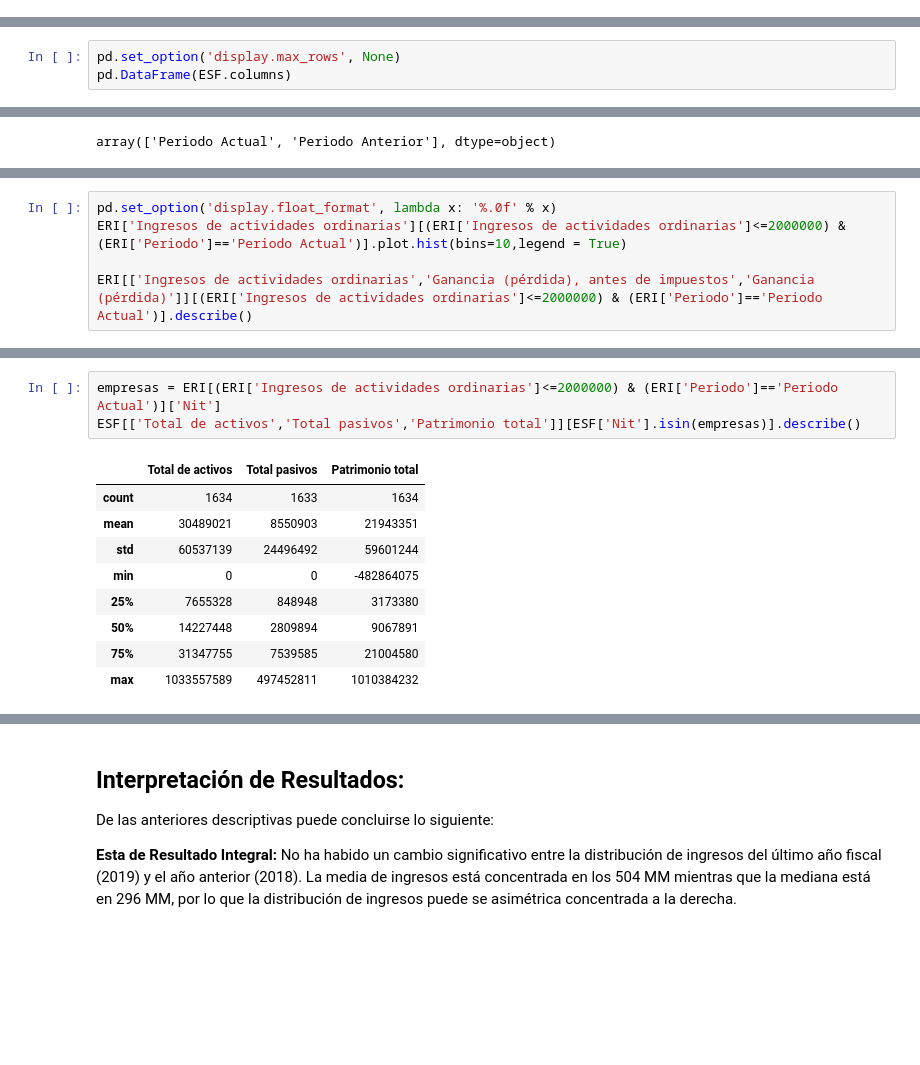
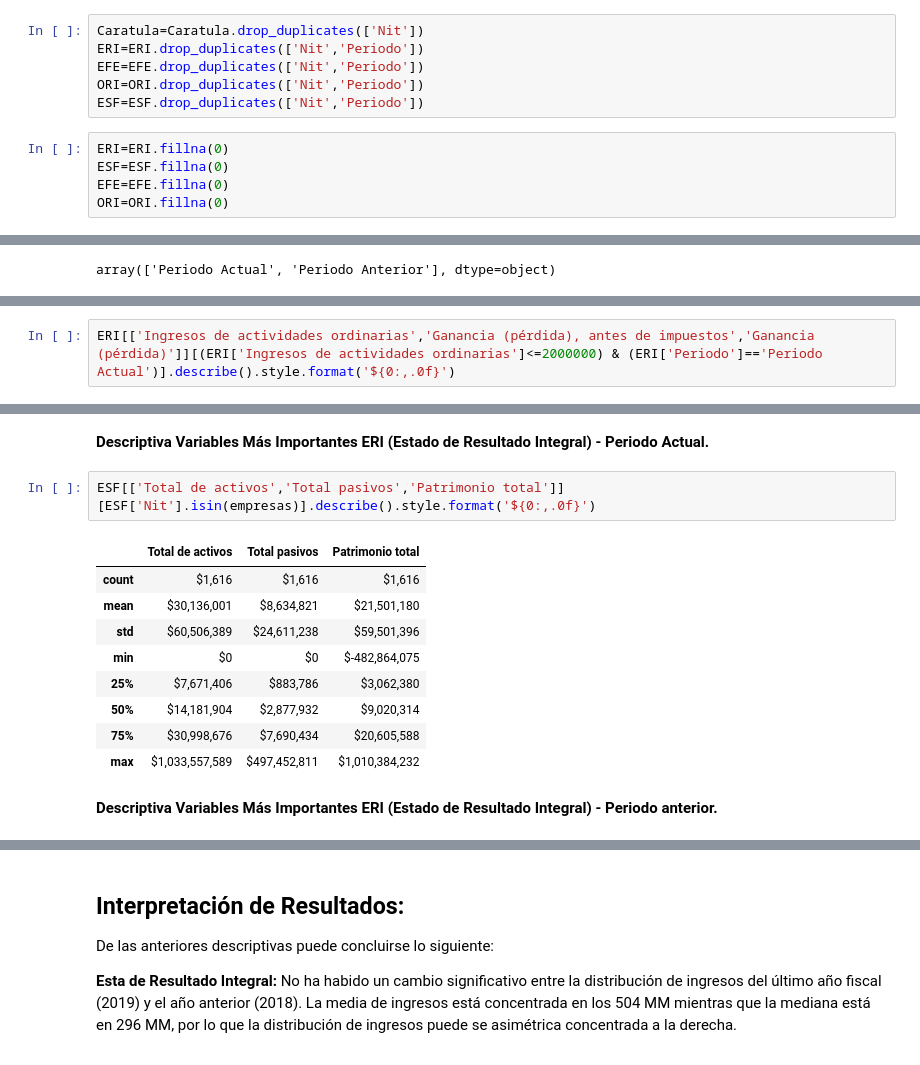
Before and after one commit to Grogu1992/ScoringPJ, a Jupyter notebook: IDA - ScoringPJ.ipynb, the cells around one changed output, grey strips where cells are left out. Cells and saved outputs as stored; diff of their text form; blank space fills up the shorter version.

```diff
--- a/IDA - ScoringPJ.ipynb
+++ b/IDA - ScoringPJ.ipynb
@@ -52,2 +84,13 @@ Caratula.shape
+# %%
+Caratula=Caratula.drop_duplicates(['Nit'])
+ERI=ERI.drop_duplicates(['Nit','Periodo'])
+EFE=EFE.drop_duplicates(['Nit','Periodo'])
+ORI=ORI.drop_duplicates(['Nit','Periodo'])
+ESF=ESF.drop_duplicates(['Nit','Periodo'])
+# %%
+ERI=ERI.fillna(0)
+ESF=ESF.fillna(0)
+EFE=EFE.fillna(0)
+ORI=ORI.fillna(0)
 # %% [markdown]
 ### Inspeccion de Columnas
@@ -74,3 +96,0 @@ pd.DataFrame(Caratula.columns)
-# %%
-pd.set_option('display.max_rows', None)
-pd.DataFrame(ESF.columns)
@@ -161,7 +224,4 @@ pd.DataFrame(EFE.columns)
 # %%
-pd.set_option('display.float_format', lambda x: '%.0f' % x)
-ERI['Ingresos de actividades ordinarias'][(ERI['Ingresos de actividades ordinarias']<=2000000) & (ERI['Periodo']=='Periodo Actual')].plot.hist(bins=10,legend = True)
-
-ERI[['Ingresos de actividades ordinarias','Ganancia (pérdida), antes de impuestos','Ganancia (pérdida)']][(ERI['Ingresos de actividades ordinarias']<=2000000) & (ERI['Periodo']=='Periodo Actual')].describe()
+ERI[['Ingresos de actividades ordinarias','Ganancia (pérdida), antes de impuestos','Ganancia (pérdida)']][(ERI['Ingresos de actividades ordinarias']<=2000000) & (ERI['Periodo']=='Periodo Actual')].describe().style.format('${0:,.0f}')
 # %% [output]
 |  | Ingresos de actividades ordinarias | Ganancia (pérdida), antes de impu... | Ganancia (pérdida) |
@@ -191,13 +249,16 @@ ERI[['Ingresos de actividades ordinarias','Ganancia (pérdida), antes de impuest
+# %% [markdown]
+**Descriptiva Variables Más Importantes ERI (Estado de Resultado Integral) - Periodo Actual.**
 # %%
-empresas = ERI[(ERI['Ingresos de actividades ordinarias']<=2000000) & (ERI['Periodo']=='Periodo Actual')]['Nit']
-ESF[['Total de activos','Total pasivos','Patrimonio total']][ESF['Nit'].isin(empresas)].describe()
+ESF[['Total de activos','Total pasivos','Patrimonio total']][ESF['Nit'].isin(empresas)].describe().style.format('${0:,.0f}')
 # %% [output]
 |  | Total de activos | Total pasivos | Patrimonio total |
-| count | 1634 | 1633 | 1634 |
-| mean | 30489021 | 8550903 | 21943351 |
-| std | 60537139 | 24496492 | 59601244 |
-| min | 0 | 0 | -482864075 |
-| 25% | 7655328 | 848948 | 3173380 |
-| 50% | 14227448 | 2809894 | 9067891 |
-| 75% | 31347755 | 7539585 | 21004580 |
-| max | 1033557589 | 497452811 | 1010384232 |
+| count | $1,616 | $1,616 | $1,616 |
+| mean | $30,136,001 | $8,634,821 | $21,501,180 |
+| std | $60,506,389 | $24,611,238 | $59,501,396 |
+| min | $0 | $0 | $-482,864,075 |
+| 25% | $7,671,406 | $883,786 | $3,062,380 |
+| 50% | $14,181,904 | $2,877,932 | $9,020,314 |
+| 75% | $30,998,676 | $7,690,434 | $20,605,588 |
+| max | $1,033,557,589 | $497,452,811 | $1,010,384,232 |
+# %% [markdown]
+**Descriptiva Variables Más Importantes ERI (Estado de Resultado Integral) - Periodo anterior.**
```
Also changed, not shown: parts of 58 cells of this notebook.
